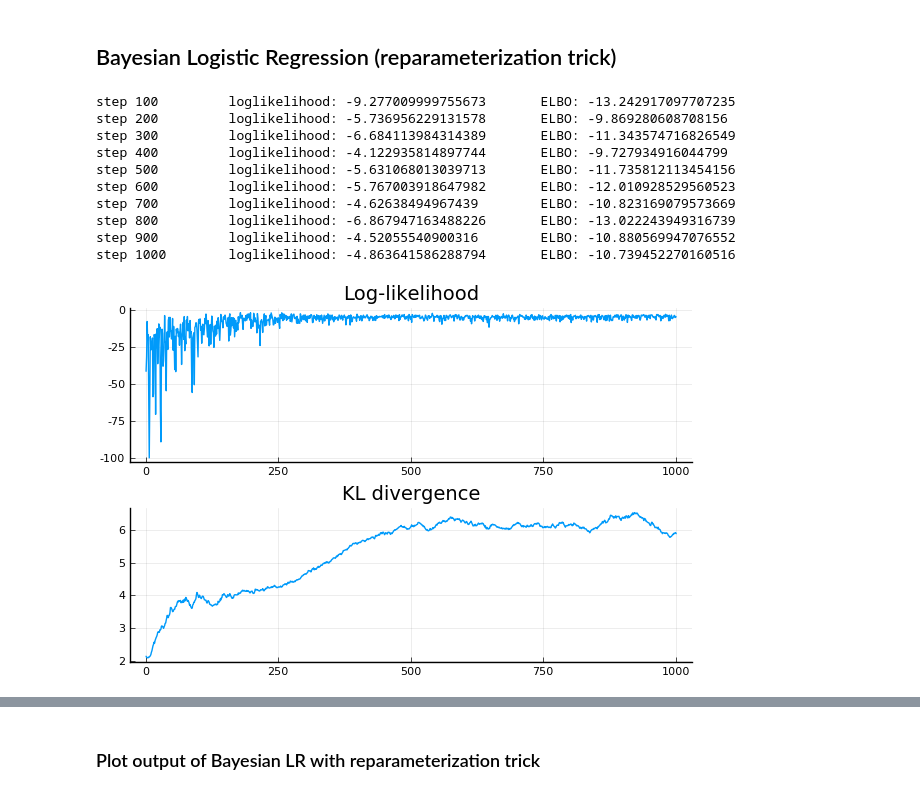
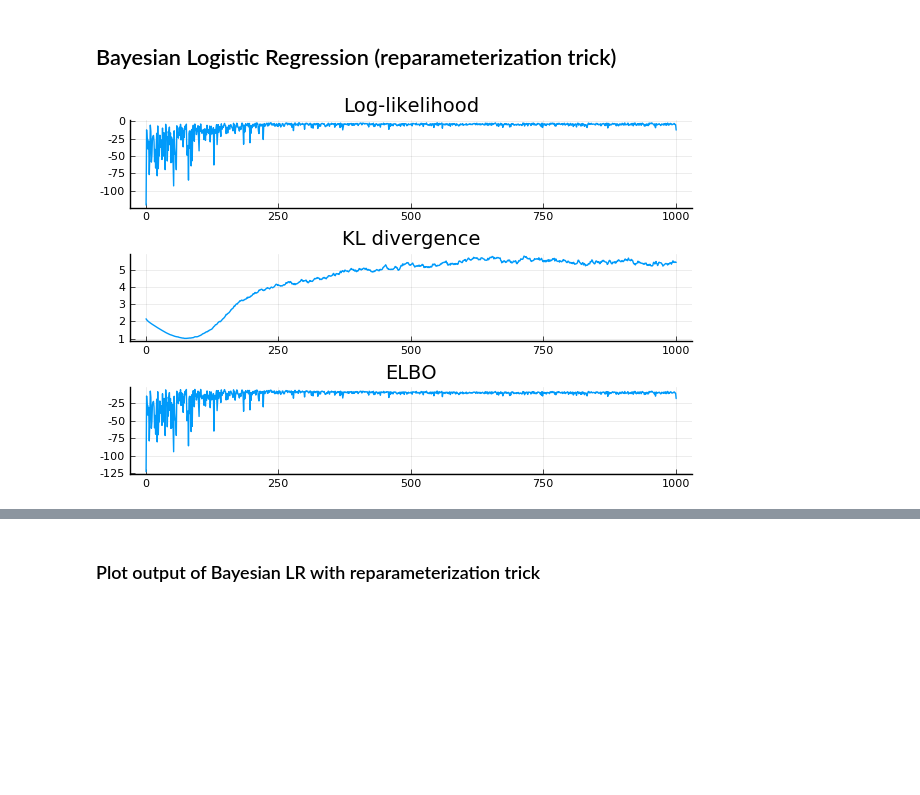
Before and after one commit to fnlandini/BayesianModels, a Jupyter notebook: examples/LogisticRegression.ipynb, the cells around one changed output, grey strips where cells are left out. Saved outputs shown, nothing was run; the diff lists cells and outputs as text; code cells hidden in the pictures; blank space fills up the shorter version.

```diff
--- a/examples/LogisticRegression.ipynb
+++ b/examples/LogisticRegression.ipynb
@@ -81,9 +81,16 @@ LogisticRegression{3}(
 # %% [markdown]
 ### Training
 # %%
+function accuracy_PG(model, X, z)
+    p = predict(model,X)'
+    maxpred = mapslices(argmax, p, dims=2)[:,1]
+    sum(maxpred .== z) / length(z)
+end
+
 # Number of training step. One step will update both the β and ω parameter.
 nsteps = 1000
 elbos = [elbo(model, X, z)]
+accs = [accuracy_PG(model, X, z)]
 
 for step in 1:nsteps
     for param in getconjugateparams(model)
@@ -94,6 +101,7 @@ for step in 1:nsteps
 
     # This is just for monitoring, not actually needed for training.
     push!(elbos, elbo(model, X, z))
+    push!(accs, accuracy_PG(model, X, z))
 end
 
 ptraining = plot(
@@ -525,9 +538,32 @@ function loglikelihood(n_classes, z, X, μ, λ)
 end
 
 
-function KL_divergence(n_classes, μ, λ)
+function KL_divergence(μ, λ)
     sum(0.5 .* sum(exp.(λ) .+ μ.^2 .- λ .- 1))
 end
+
+
+# Predict the classes using the Maximum A Posteriori (MAP) parameters
+function predict_map(μ, X::Matrix{T}) where T <: AbstractFloat
+    X_augmented = [X; ones(Float64, 1, size(X, 2))]
+    ν = σ.(X_augmented' * μ')
+    comp_ν = 1 .- ν
+    π = zeros(Float64, size(ν, 1), size(ν, 2)+1)
+    π[:, 1] = ν[:, 1]
+    for i = 2:size(ν, 2)
+        π[:, i] = ν[:, i] .* prod(comp_ν[:, 1:i-1], dims=2)[:, 1]
+    end
+    π[:, size(π, 2)] = prod(comp_ν, dims=2)[:, 1]
+    return π
+end
+
+
+function accuracy_map(μ, X, z)
+    p = predict_map(μ, X)
+    maxpred = mapslices(argmax, p, dims=2)[:,1]
+    sum(maxpred .== z) / length(z)
+end
+
 
 optim = "Adam"
 n_classes = 3
@@ -564,9 +600,11 @@ steps = 1000
 llks = zeros(Float64, steps+1)
 Dkls = zeros(Float64, steps+1)
 elbo_reparam = zeros(Float64, steps+1)
+accs_reparam = zeros(Float64, steps+1)
 llks[1] = llk
 Dkls[1] = Dkl
 elbo_reparam[1] = llk - Dkl
+accs_reparam[1] = accuracy_map(μ, X, z)
 
 for step = 1:steps
     # Populate for all data points and samples
@@ -584,7 +622,7 @@ for step = 1:steps
     derivatives_mean = 1.0/L .* sum(onehot .* deriv_sig_for_all_mean .+ N_up_to .* deriv_comp_sig_for_all_mean, dims=[2,4])[:,1,:,1]
     # Subtract KL divergence term
     derivatives_mean .-= μ
-    if optim == "Adam"
+    if optim == "SGD"
         μ = μ + η * derivatives_mean
     elseif optim == "Adam"
         if !(@isdefined m_μ)
@@ -603,50 +641,36 @@ for step = 1:steps
 
     derivatives_cov = 1.0/L .* sum(onehot .* deriv_sig_for_all_cov .+ N_up_to .* deriv_comp_sig_for_all_cov, dims=[2,4])[:,1,:,1]
     # Subtract KL divergence term
     derivatives_cov .-= 0.5 .* (exp.(λ) .- 1)
     if optim == "SGD"
         λ = λ + η * derivatives_cov
     elseif optim == "Adam"
         if !(@isdefined m_λ)
             m_λ = zeros(Float64, size(derivatives_cov, 1), size(derivatives_cov, 2))
             v_λ = zeros(Float64, size(derivatives_cov, 1), size(derivatives_cov, 2))
         end
         ϵ_λ = 1e-8
         β_1 = 0.9
         β_2 = 0.999
         m_λ = β_1 * m_λ .+ (1-β_1) * derivatives_cov
         v_λ = β_2 * v_λ .+ (1-β_2) * derivatives_cov.^2
         m̂_λ = m_λ ./ (1 - β_1^step)
         v̂_λ = v_λ ./ (1 - β_2^step)
         λ = λ + η * m̂_λ ./ (sqrt.(v̂_λ) .+ ϵ_λ)
     end
 
-    # Show progress
-    if step % 100 == 0
-        llk = loglikelihood(n_classes, z, X_augmented, μ, λ)
-        Dkl = KL_divergence(n_classes, μ, λ)
-        print("step $(step) \t loglikelihood: $(llk) \t ELBO: $(llk - Dkl)\n")
-    end
-
     llk = loglikelihood(n_classes, z, X_augmented, μ, λ)
-    Dkl = KL_divergence(n_classes, μ, λ)
+    Dkl = KL_divergence(μ, λ)
     llks[step+1] = llk
     Dkls[step+1] = Dkl
     elbo_reparam[step+1] = llk - Dkl
+    accs_reparam[step+1] = accuracy_map(μ, X, z)
 end
 
+β_reparam_map = μ
 llk_plot = plot(1:steps+1, llks, label="llk", title = "Log-likelihood")
 Dkl_plot = plot(1:steps+1, Dkls, label="Dkl", title = "KL divergence")
-plot(llk_plot, Dkl_plot, layout = (2,1), legend=false)
+elbo_plot = plot(1:steps+1, llks-Dkls, label="ELBO", title = "ELBO")
+plot(llk_plot, Dkl_plot, elbo_plot, layout = (3,1), legend=false)
 # %% [output]
-step 100         loglikelihood: -9.277009999755673       ELBO: -13.242917097707235
-step 200         loglikelihood: -5.736956229131578       ELBO: -9.869280608708156
-step 300         loglikelihood: -6.684113984314389       ELBO: -11.343574716826549
-step 400         loglikelihood: -4.122935814897744       ELBO: -9.727934916044799
-step 500         loglikelihood: -5.631068013039713       ELBO: -11.735812113454156
-step 600         loglikelihood: -5.767003918647982       ELBO: -12.010928529560523
-step 700         loglikelihood: -4.62638494967439        ELBO: -10.823169079573669
-step 800         loglikelihood: -6.867947163488226       ELBO: -13.022243949316739
-step 900         loglikelihood: -4.52055540900316        ELBO: -10.880569947076552
-step 1000        loglikelihood: -4.863641586288794       ELBO: -10.739452270160516
-[figure, old version]
+[figure, new version]
```
Also changed, not shown: parts of 28 cells of this notebook.
